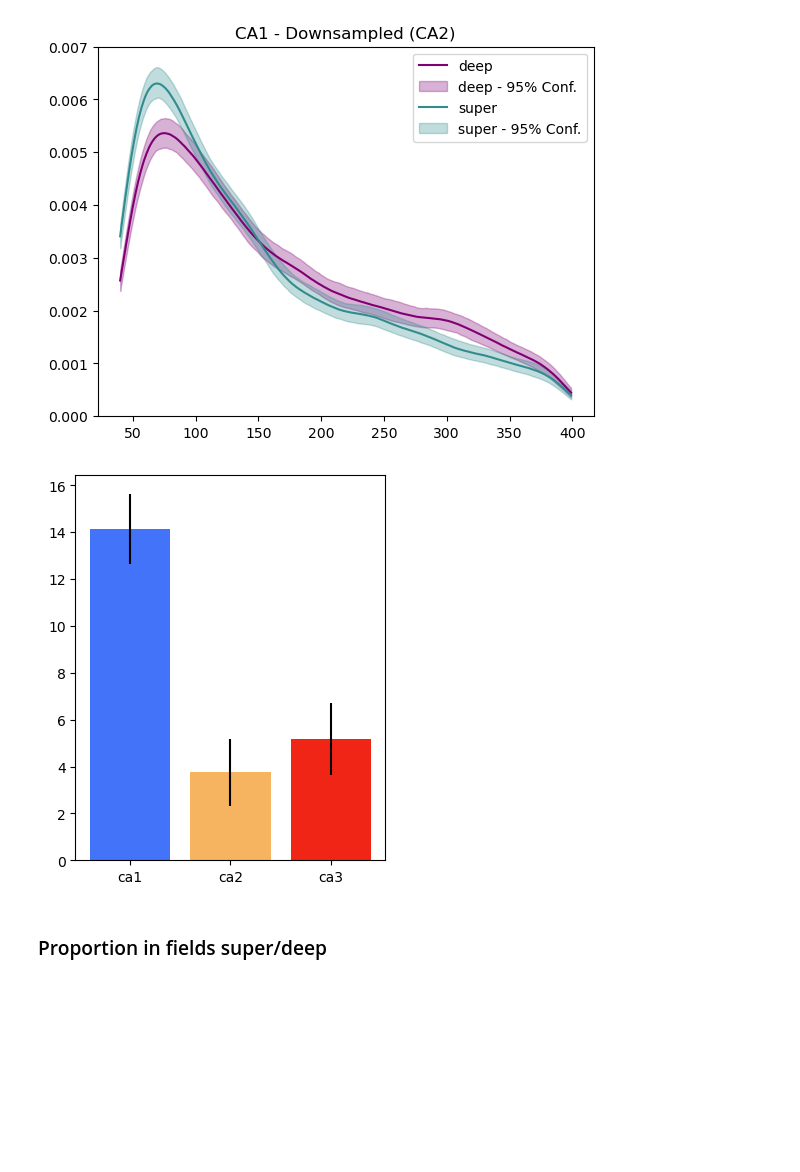
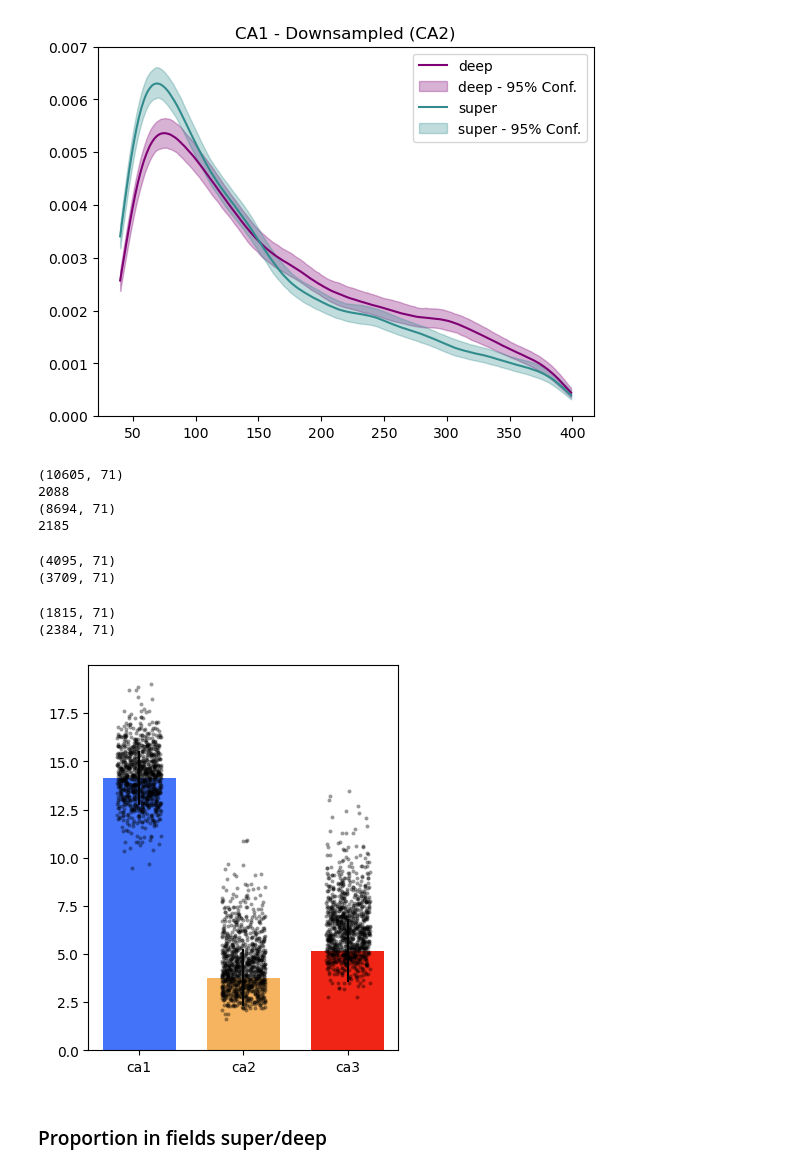
Before and after one commit to MacoskoLab/SynapseSeq_Analysis, a Jupyter notebook: code/postsynaptic_analysis/post_analysis.ipynb, the cells around one changed output. Cells and saved outputs as stored; diff of their text form; code cells hidden in the pictures; blank space fills up the shorter version.

```diff
--- a/code/postsynaptic_analysis/post_analysis.ipynb
+++ b/code/postsynaptic_analysis/post_analysis.ipynb
@@ -1115,23 +1354,57 @@ ca3_apical_res, ca3_apical_dist = conf_interval_bootstrap(vt_df_ca3_super, vt_df
 # %%
-wasserstein_plotting_d = {
-    "ca1": {
-        "pe": ca1_apical_res["point_estimate"], "se": ca1_apical_res["se"]
-    },
-    "ca2": {
-        "pe": ca2_apical_res["point_estimate"], "se": ca2_apical_res["se"]
-    },
-    "ca3": {
-        "pe": ca3_apical_res["point_estimate"], "se": ca3_apical_res["se"]
-    }
-}
+print(vt_df_ca1_super.shape)
+print(vt_df_ca1_super["vt_cluster_int"].nunique())
+print(vt_df_ca1_deep.shape)
+print(vt_df_ca1_deep["vt_cluster_int"].nunique())
+# %% [output]
+(10605, 71)
+2088
+(8694, 71)
+2185
+# %%
+print(vt_df_ca2_super.shape)
+print(vt_df_ca2_deep.shape)
+# %% [output]
+(4095, 71)
+(3709, 71)
+# %%
+print(vt_df_ca3_super.shape)
+print(vt_df_ca3_deep.shape)
+# %% [output]
+(1815, 71)
+(2384, 71)
 # %%
+max_distance_apical = 400
+NBOOT=1000
+
+ca1_apical_res, ca1_apical_dist = conf_interval_bootstrap(vt_df_ca1_super, vt_df_ca1_deep, distance_col="distance_curve_lower", max_distance=max_distance_apical, NBOOT=NBOOT)
+ca2_apical_res, ca2_apical_dist = conf_interval_bootstrap(vt_df_ca2_super, vt_df_ca2_deep, distance_col="distance_curve_lower", max_distance=max_distance_apical, NBOOT=NBOOT)
+ca3_apical_res, ca3_apical_dist = conf_interval_bootstrap(vt_df_ca3_super, vt_df_ca3_deep, distance_col="distance_curve_lower", max_distance=max_distance_apical, NBOOT=NBOOT)
+
+
+wasserstein_plotting_d = {
+    "ca1": {
+        "pe": ca1_apical_res["point_estimate"], "se": ca1_apical_res["se"],
+        "dist": ca1_apical_dist
+    },
+    "ca2": {
+        "pe": ca2_apical_res["point_estimate"], "se": ca2_apical_res["se"],
+        "dist": ca2_apical_dist
+    },
+    "ca3": {
+        "pe": ca3_apical_res["point_estimate"], "se": ca3_apical_res["se"],
+        "dist": ca3_apical_dist
+    }
+}
 
 color_d = {"ca1": ca1_color, "ca2": ca2_color, "ca3": ca3_color}
 
+
 fig, ax = plt.subplots(figsize=(4,5))
 plot_barplot_wasserstein(wasserstein_plotting_d, color_d, width=0.7, two_sided_error=False, ax=ax)
+fig.savefig("./figs/wasserstein_plots.pdf")
 # %% [output]
-[figure, old version]
+[figure, new version]
 # %% [markdown]
 ### Proportion in fields super/deep
 # %%
```
Also changed, not shown: parts of 25 cells of this notebook, 2 other files.
